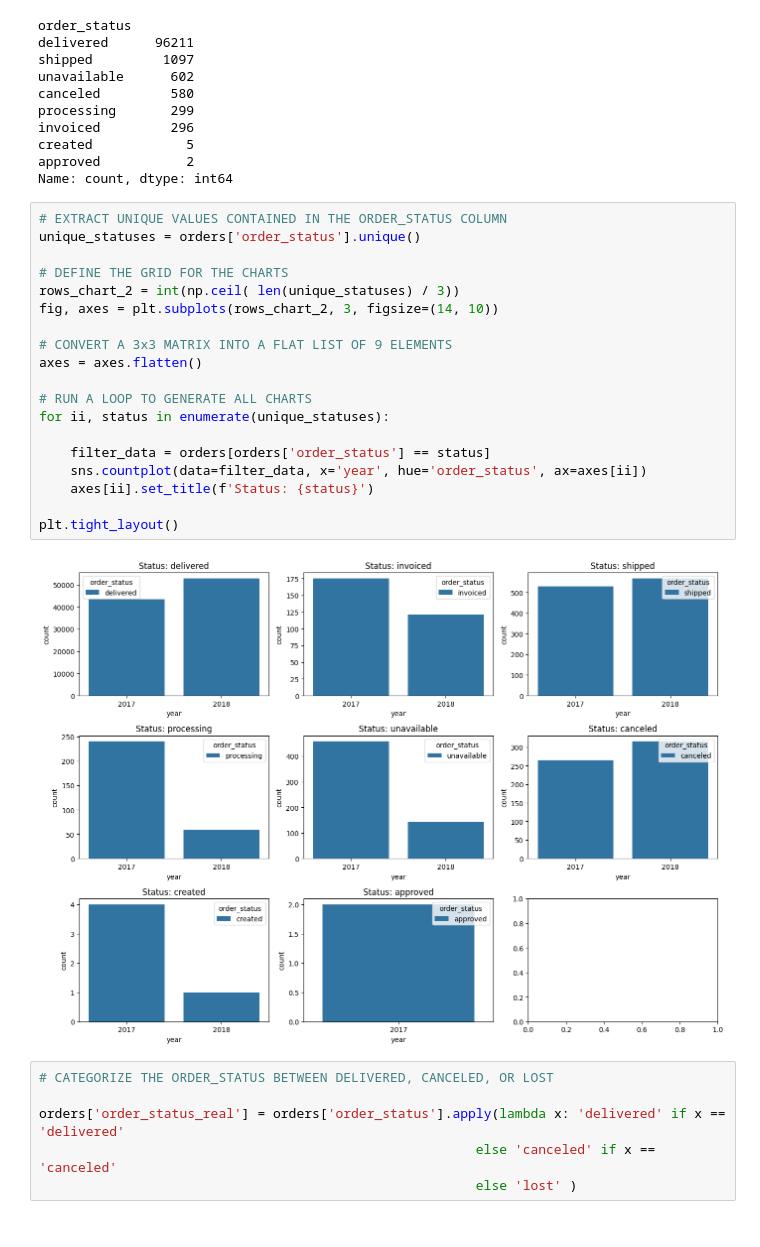
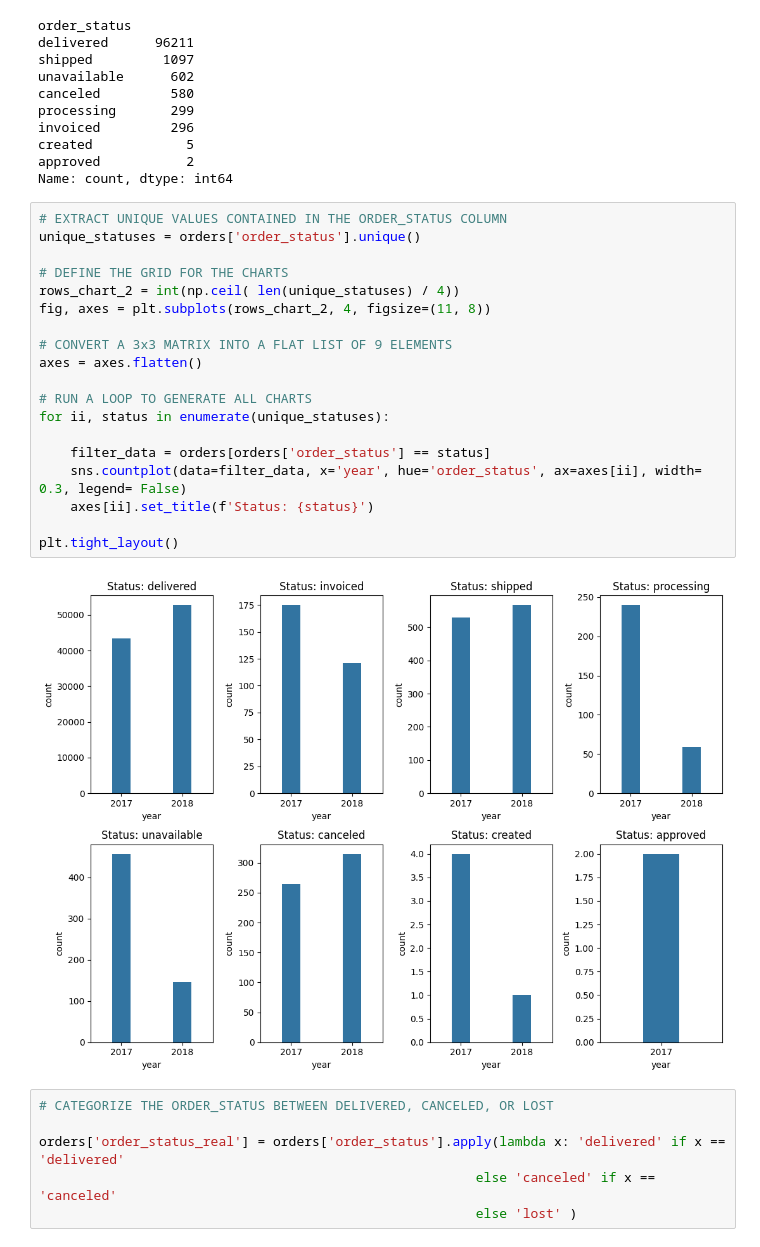
Before and after one commit to alfalfal/business_performance_analysis, a Jupyter notebook: EDA-and-modeling.ipynb, the cells around one changed output. Saved outputs shown, nothing was run; the diff lists cells and outputs as text.

```diff
--- a/EDA-and-modeling.ipynb
+++ b/EDA-and-modeling.ipynb
@@ -396,24 +397,24 @@ Name: count, dtype: int64
 # %%
 # EXTRACT UNIQUE VALUES CONTAINED IN THE ORDER_STATUS COLUMN
 unique_statuses = orders['order_status'].unique()
 
 # DEFINE THE GRID FOR THE CHARTS
-rows_chart_2 = int(np.ceil( len(unique_statuses) / 3))
-fig, axes = plt.subplots(rows_chart_2, 3, figsize=(14, 10))
+rows_chart_2 = int(np.ceil( len(unique_statuses) / 4))
+fig, axes = plt.subplots(rows_chart_2, 4, figsize=(11, 8))
 
 # CONVERT A 3x3 MATRIX INTO A FLAT LIST OF 9 ELEMENTS
 axes = axes.flatten()
 
 # RUN A LOOP TO GENERATE ALL CHARTS
 for ii, status in enumerate(unique_statuses):
 
     filter_data = orders[orders['order_status'] == status]
-    sns.countplot(data=filter_data, x='year', hue='order_status', ax=axes[ii])
+    sns.countplot(data=filter_data, x='year', hue='order_status', ax=axes[ii], width= 0.3, legend= False)
     axes[ii].set_title(f'Status: {status}')
 
 plt.tight_layout()
 # %% [output]
-[figure, old version]
+[figure, new version]
 # %%
 # CATEGORIZE THE ORDER_STATUS BETWEEN DELIVERED, CANCELED, OR LOST
 
```
Also changed, not shown: parts of 29 cells of this notebook, 1 other file.
